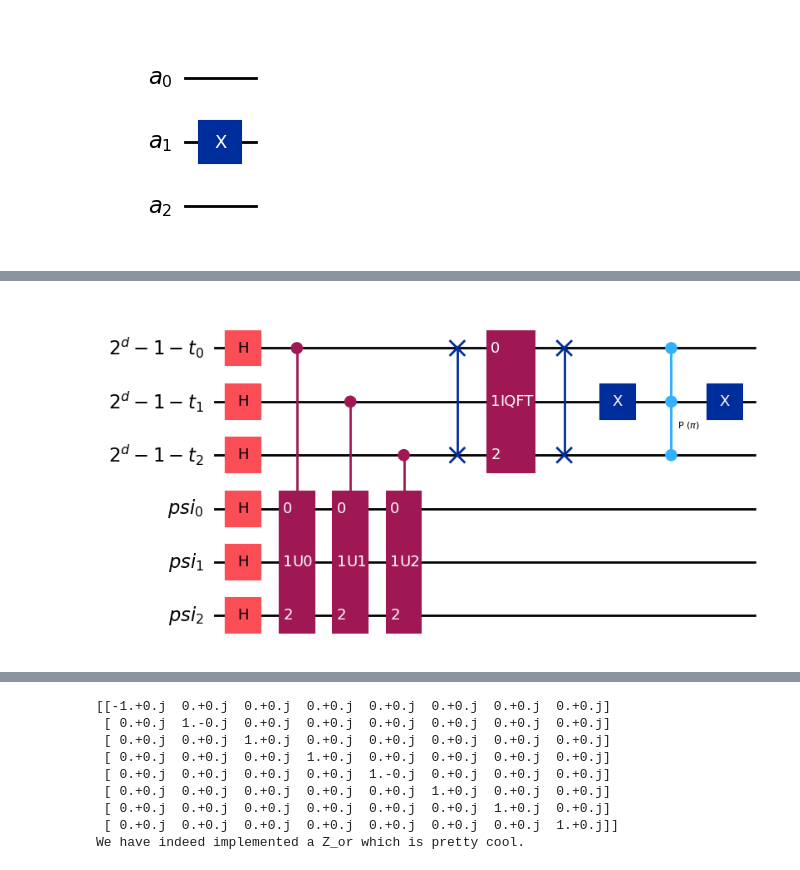
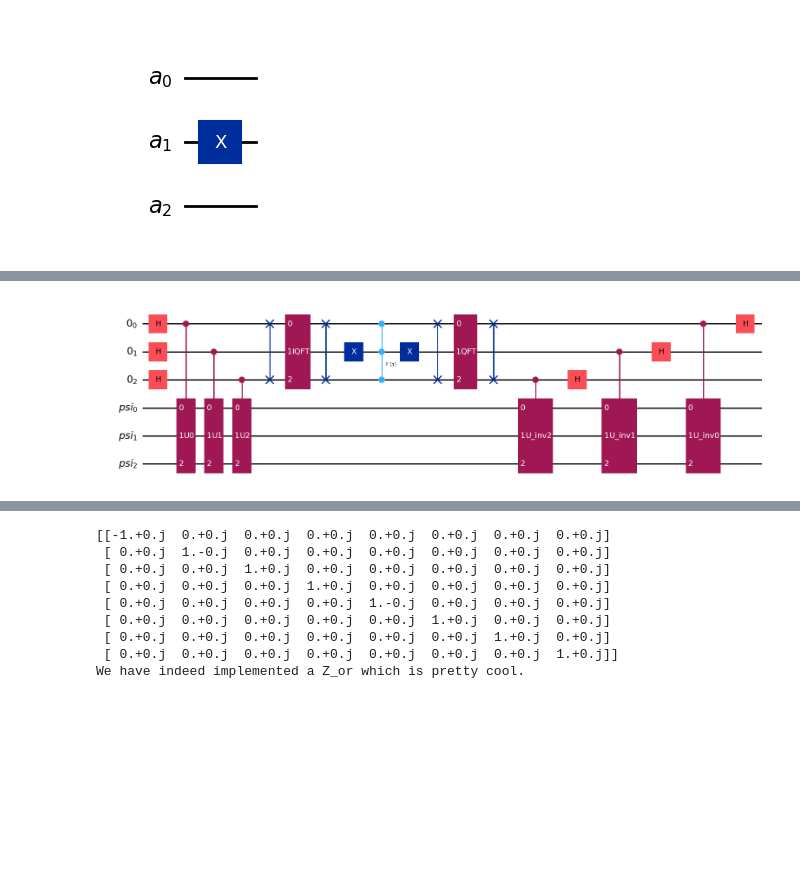
Before and after one commit to pankmunbodh/A-QPE-and-Grover-alg-Puzzle-Quantum-Computing-, a Jupyter notebook: QPE and Grover.ipynb, the cells around one changed output, grey strips where cells are left out. Cells and saved outputs as stored; diff of their text form; code cells hidden in the pictures; blank space fills up the shorter version.

```diff
--- a/QPE and Grover.ipynb
+++ b/QPE and Grover.ipynb
@@ -221,7 +219,8 @@ def QPE(d,n,thetas):
 
     return qc
 # %%
-#Benchmark example
+#Benchmark example. Here we use a fixed list of thetas
 d = 3
 n = 3
-thetas = theta_input(d,n)
+thetas = [0.5,   0.,    0.75,  0.25,  0.375, 0.625, 0.125, 0.875]
+print(thetas)
@@ -296,12 +297,12 @@ def QPE_dagger(d,n,thetas):
     #Hadamard gates on each |0>_d
 
     for i in range(d):
-        U_i_inv = power_U_inverse(2**((d-1)-i),n,thetas).to_gate(label="U_inv"+str(i))
+        U_i_inv = power_U_inverse(2**((d-1)-i),n,thetas).to_gate(label="U_inv"+str(d-1-i))
         U_i_inv_controlled = U_i_inv.control(1)
 
         qc.append(U_i_inv_controlled, [qr_0[(d-1)-i]] + qr_psi[:])
 
-        qc.h(qr_0[2-i])
+        qc.h(qr_0[(d-1)-i])
 
 
     return qc
@@ -338,7 +328,7 @@ array([[ 1.-0.j,  0.-0.j, -0.+0.j, ...,  0.+0.j,  0.+0.j,  0.+0.j],
 # However, psi remains in our circuit.
 
 #First let's make a function that puts the X gates in the right place to create the initial conditions for a number alpha in 2^d-1 |alpha>
-blabla = QuantumRegister(size=3, name = "a")
+qr = QuantumRegister(size=3, name = "a")
 def initial_conditions(alpha, qr): #Input : number alpha, quantum register qr
     qc = QuantumCircuit(qr)
 
@@ -349,12 +339,6 @@ def initial_conditions(alpha, qr): #Input : number alpha, quantum register qr
             qc.x(qr[i])
     return qc
 
-initial_conditions(2,blabla).draw(output="mpl")
+initial_conditions(2,qr).draw(output="mpl")
 # %% [output]
 [figure]
-# %%
-d = 3
-n = 3
-
-thetas = theta_input(d,n)
-print(thetas)
@@ -386,81 +359,36 @@ def unscramble(t, qr): # this converts |t>_d to |2^d-1>_d so that it is only thi
 # %%
 #This function measures what comes out of the QPE above. The "measurement" is performed by sampling over the probability distribution
 # of the final state vector produced by the QPE circuit, and returning the "collapsed" state as a bit-string.
 
 # We do not construct MCP gate from scratch but use the qiskit implementation here. For how to construct this gate, refer to nb 1.
 
 t = 5
 
 
-def U_f(psi,d,n,thetas): # sv_ini is Initial State Vector to feed in to QPE
+def U_f(d,n,thetas): # sv_ini is Initial State Vector to feed in to QPE
 
-    #bit_str = bit_string_input(t,psi,d,n)
 
-    qr_0= QuantumRegister(size=d,name="2^d-1-t")
+    qr_0= QuantumRegister(size=d,name="0")
     qr_psi = QuantumRegister(size=n,name="psi")
 
     qc = QuantumCircuit(qr_0,qr_psi)
 
-    #Erase?
-    #qc.h(qr_psi[0])
-    #qc.x(qr_psi[1])
-    #qc.x(qr_psi[2])
-    qc.h(qr_psi)
-
-
-    qc_0_ini = initial_conditions(2**d - 1 - t,qr_0)
-    qc_psi_ini = initial_conditions(psi,qr_psi)
-
-    #qc.compose(qc_0_ini,qubits=qr_0[:],inplace=True)
-    #qc.compose(qc_psi_ini,qubits=qr_psi[:],inplace=True)
-
-
-
-
     qc_qpe = QPE(d,n,thetas)
     qc.compose(qc_qpe, qubits=qr_0[:] + qr_psi[:],inplace=True)
-
-    #mcp_gate = MCPhaseGate(lam=np.pi, num_ctrl_qubits=3) # so that get a MCZ gate.
-
-    #qc.append(mcp_gate, [0, 1, 2])
-
-    #qc.mcp(np.pi, qr_0,qr_psi[0])
-
-    #add 2 more mcp gates
-    #qc.mcp(np.pi, qr_0,qr_psi[1])
-    #qc.mcp(np.pi, qr_0,qr_psi[2])
-
-
-    qc_qpe_dagger = QPE_dagger(d,n,thetas)
-    #qc.compose(qc_qpe_dagger, qubits = qr_0[:] + qr_psi[:], inplace=True)
-
-    qc_0_ini_inv = initial_conditions(2**d - 1 - t,qr_0).inverse()
-    #qc.compose(qc_0_ini_inv,qubits=qr_0[:],inplace=True)
-
-    #erase?
-    #qc.compose(qc_0_ini,qubits=qr_0[:],inplace=True)
-
-    #bit_str = bit_string_input(t,psi,d,n)
-
-    #counter=0
-
-    #=
 
     qc_0_unscrambled = unscramble(t,qr_0)
     qc.compose(qc_0_unscrambled, qubits = qr_0, inplace=True)
 
     qc.mcp(np.pi, qr_0[:d-1],qr_0[d-1])
 
     qc.compose(qc_0_unscrambled, qubits = qr_0, inplace=True) # it is its own inverse.
 
-
-    #sv_ini = bit_to_state(bit_str)
+    qc_qpe_dagger = QPE_dagger(d,n,thetas)
+    qc.compose(qc_qpe_dagger, qubits = qr_0[:] + qr_psi[:], inplace=True)
 
     return qc
 
-psi = 0
-
-qc = U_f(psi,d,n,thetas)
+qc = U_f(d,n,thetas)
 qc.draw(output="mpl")
 # %% [output]
-[figure, old version]
+[figure, new version]
```
Also changed, not shown: parts of 47 cells of this notebook.
